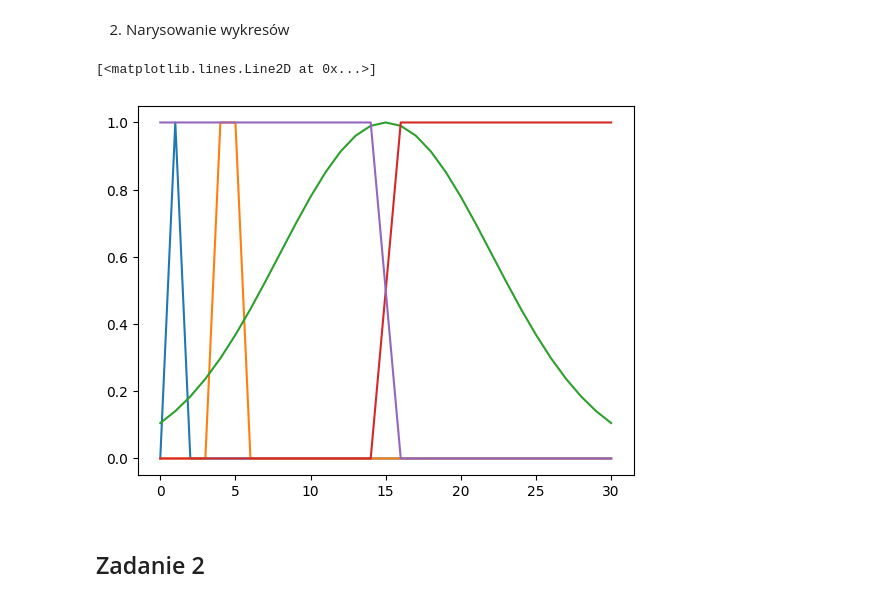
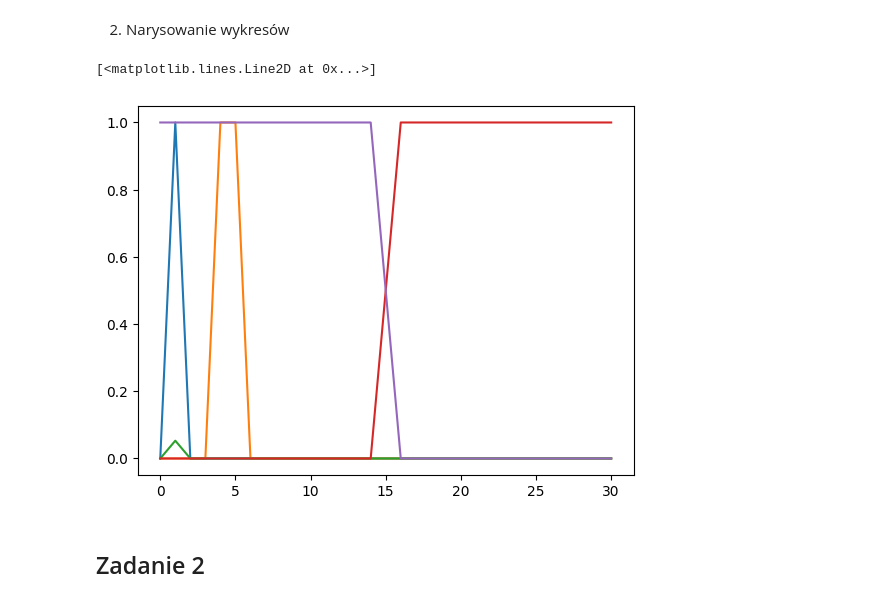
Before and after one commit to pppfkp/systemy_rozmyte, a Jupyter notebook: lab1/tipper.ipynb, the cells around one changed output. Saved outputs shown, nothing was run; the diff lists cells and outputs as text; code cells hidden in the pictures.

```diff
--- a/lab1/tipper.ipynb
+++ b/lab1/tipper.ipynb
@@ -43,19 +43,19 @@ def gauss(x, a, b):
 # %%
 x = np.arange(0, 31)
 y1 = [tri(v, 0, 1, 2) for v in x]
 y2 = [trap(v, 3, 4, 5,6) for v in x]
-y3 = [gauss(v, 15, 10) for v in x]
+y3 = [gauss(v, 1.24, 0.14) for v in x]
 y4 = [rsig(v, 15, 15) for v in x]
 y5 = [lsig(v, 15, 15) for v in x]
 
 plt.plot(x, y1)
 plt.plot(x, y2)
 plt.plot(x, y3)
 plt.plot(x, y4)
 plt.plot(x, y5)
 # %% [output]
 [<matplotlib.lines.Line2D at 0x...>]
-[figure, old version]
+[figure, new version]
 # %% [markdown]
 ## Zadanie 2
 # %%
```
Also changed, not shown: parts of 6 cells of this notebook, 1 other file.
